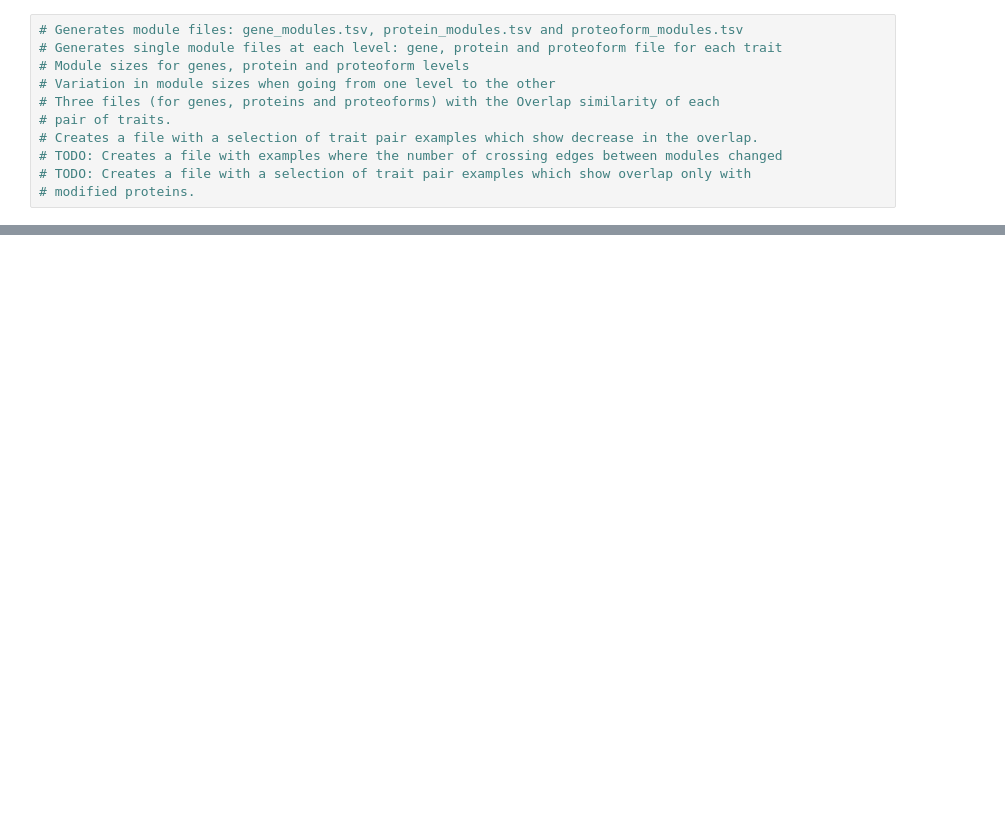
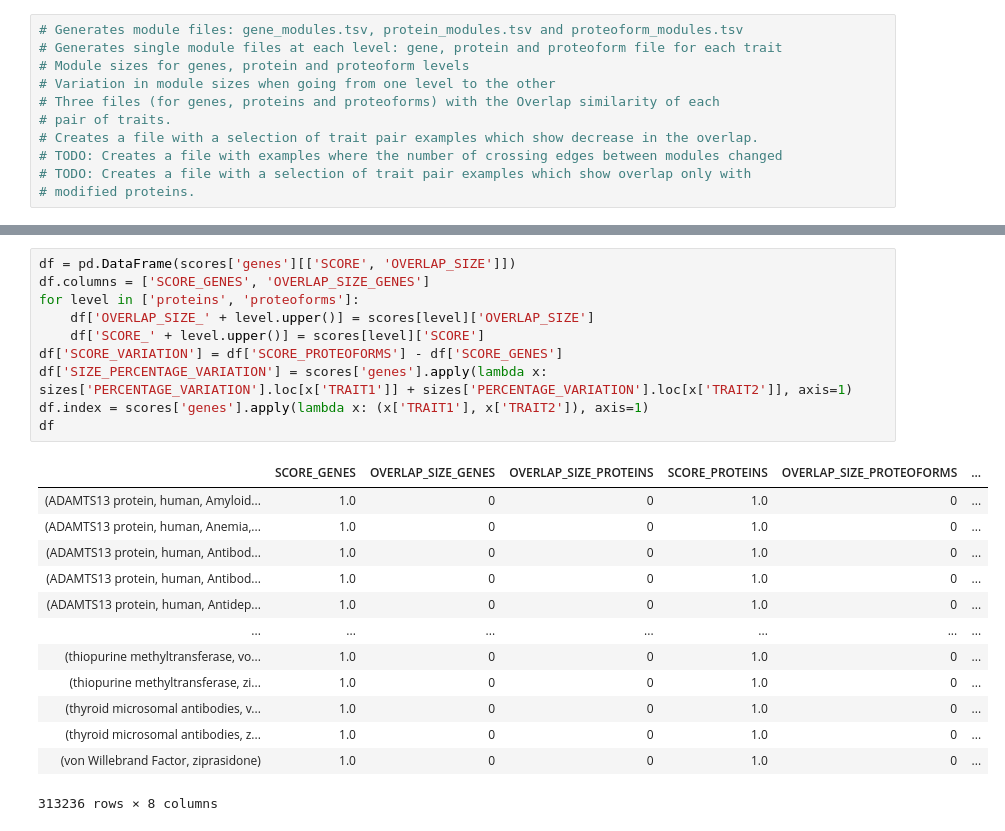
Before and after one commit to PathwayAnalysisPlatform/ProteoformNetworks, a Jupyter notebook: src/Python/overlap_analysis.ipynb, the cells around one changed output, grey strips where cells are left out. Cells and saved outputs as stored; diff of their text form; blank space fills up the shorter version.

```diff
--- a/src/Python/overlap_analysis.ipynb
+++ b/src/Python/overlap_analysis.ipynb
@@ -83,0 +166,24 @@ Reading interactions in module  Neoplasms
+# %%
+df = pd.DataFrame(scores['genes'][['SCORE', 'OVERLAP_SIZE']])
+df.columns = ['SCORE_GENES', 'OVERLAP_SIZE_GENES']
+for level in ['proteins', 'proteoforms']:
+    df['OVERLAP_SIZE_' + level.upper()] = scores[level]['OVERLAP_SIZE']
+    df['SCORE_' + level.upper()] = scores[level]['SCORE']
+df['SCORE_VARIATION'] = df['SCORE_PROTEOFORMS'] - df['SCORE_GENES']
+df['SIZE_PERCENTAGE_VARIATION'] = scores['genes'].apply(lambda x: sizes['PERCENTAGE_VARIATION'].loc[x['TRAIT1']] + sizes['PERCENTAGE_VARIATION'].loc[x['TRAIT2']], axis=1)
+df.index = scores['genes'].apply(lambda x: (x['TRAIT1'], x['TRAIT2']), axis=1)
+df
+# %% [output]
+|  | SCORE_GENES | OVERLAP_SIZE_GENES | OVERLAP_SIZE_PROTEINS | SCORE_PROTEINS | OVERLAP_SIZE_PROTEOFORMS | ... |
+| (ADAMTS13 protein, human, Amyloid... | 1.0 | 0 | 0 | 1.0 | 0 | ... |
+| (ADAMTS13 protein, human, Anemia,... | 1.0 | 0 | 0 | 1.0 | 0 | ... |
+| (ADAMTS13 protein, human, Antibod... | 1.0 | 0 | 0 | 1.0 | 0 | ... |
+| (ADAMTS13 protein, human, Antibod... | 1.0 | 0 | 0 | 1.0 | 0 | ... |
+| (ADAMTS13 protein, human, Antidep... | 1.0 | 0 | 0 | 1.0 | 0 | ... |
+| ... | ... | ... | ... | ... | ... | ... |
+| (thiopurine methyltransferase, vo... | 1.0 | 0 | 0 | 1.0 | 0 | ... |
+| (thiopurine methyltransferase, zi... | 1.0 | 0 | 0 | 1.0 | 0 | ... |
+| (thyroid microsomal antibodies, v... | 1.0 | 0 | 0 | 1.0 | 0 | ... |
+| (thyroid microsomal antibodies, z... | 1.0 | 0 | 0 | 1.0 | 0 | ... |
+| (von Willebrand Factor, ziprasidone) | 1.0 | 0 | 0 | 1.0 | 0 | ... |
+313236 rows × 8 columns
```
Also changed, not shown: parts of 15 cells of this notebook, 9 other files.
